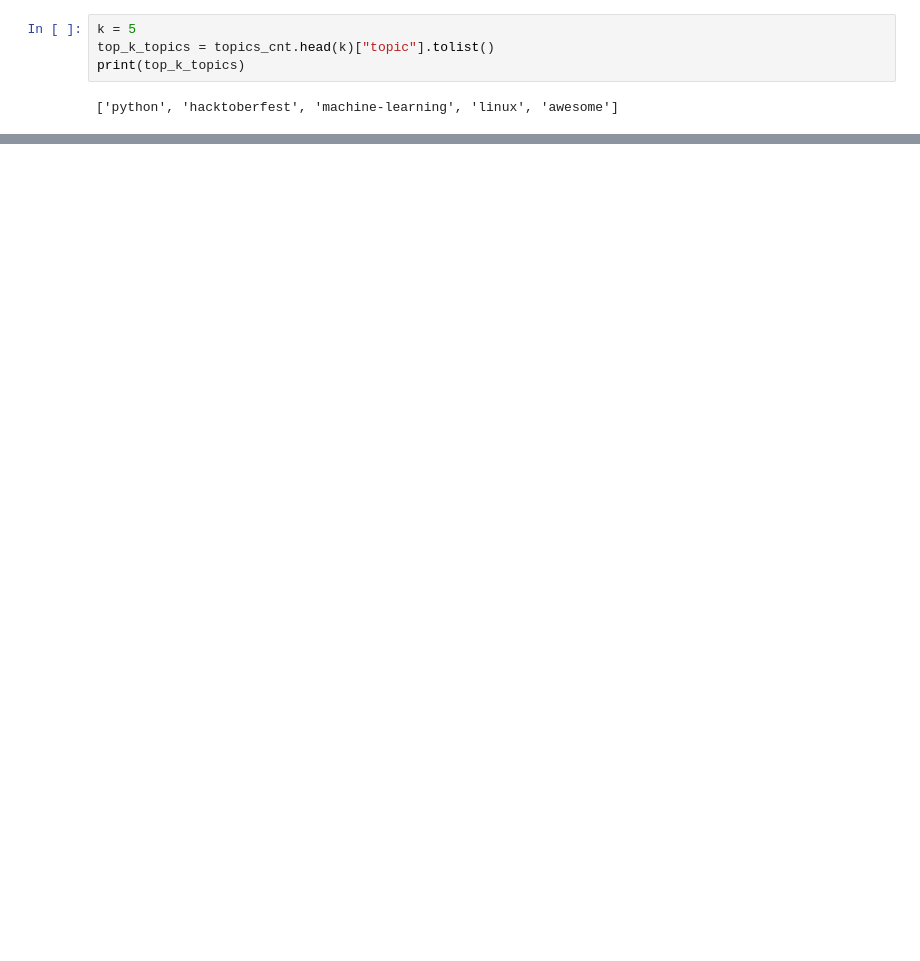
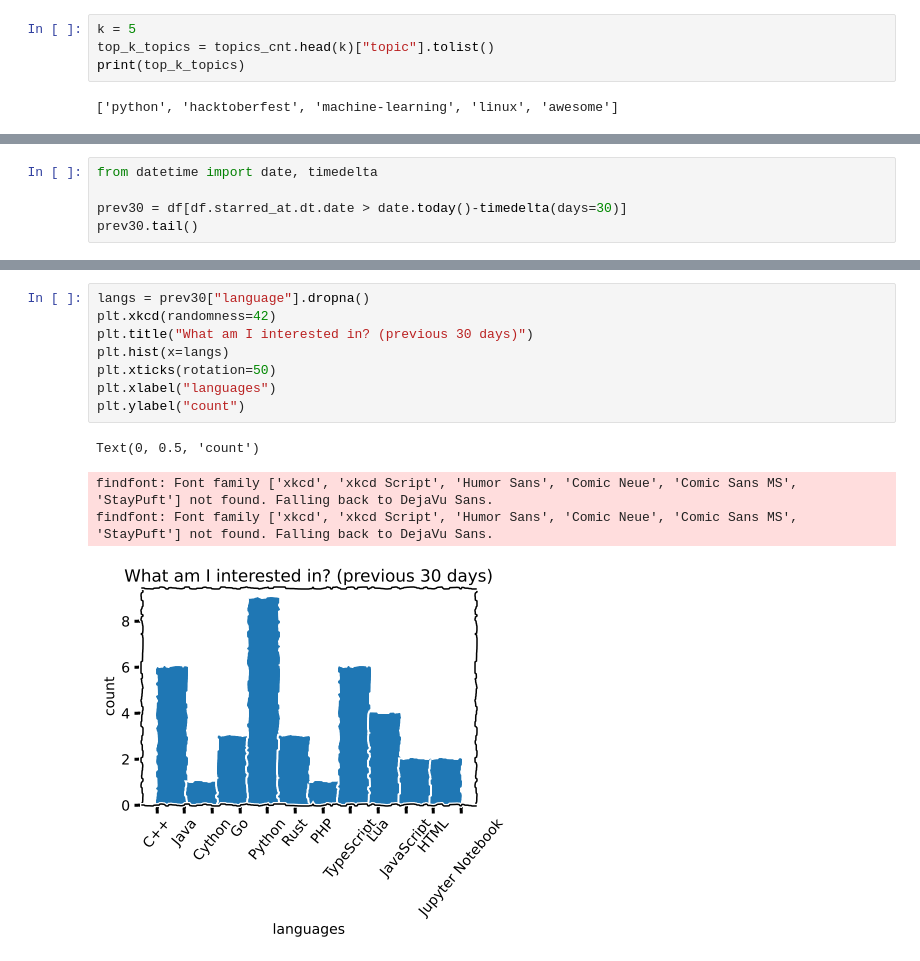
Before and after one commit to jhojin7/github-stars-viz, a Jupyter notebook: github-vis.ipynb, the cells around one changed output, grey strips where cells are left out. Cells and saved outputs as stored; diff of their text form; blank space fills up the shorter version.

```diff
--- a/github-vis.ipynb
+++ b/github-vis.ipynb
@@ -209,0 +178,5 @@ pd.get_dummies(all_topics)
+# %%
+from datetime import date, timedelta
+
+prev30 = df[df.starred_at.dt.date > date.today()-timedelta(days=30)]
+prev30.tail()
@@ -209,0 +190,13 @@ pd.get_dummies(all_topics)
+# %%
+langs = prev30["language"].dropna()
+plt.xkcd(randomness=42)
+plt.title("What am I interested in? (previous 30 days)")
+plt.hist(x=langs)
+plt.xticks(rotation=50)
+plt.xlabel("languages")
+plt.ylabel("count")
+# %% [output]
+Text(0, 0.5, 'count')
+findfont: Font family ['xkcd', 'xkcd Script', 'Humor Sans', 'Comic Neue', 'Comic Sans MS', 'StayPuft'] not found. Falling back to DejaVu Sans.
+findfont: Font family ['xkcd', 'xkcd Script', 'Humor Sans', 'Comic Neue', 'Comic Sans MS', 'StayPuft'] not found. Falling back to DejaVu Sans.
+[figure, added]
```
Also changed, not shown: parts of 15 cells of this notebook.
